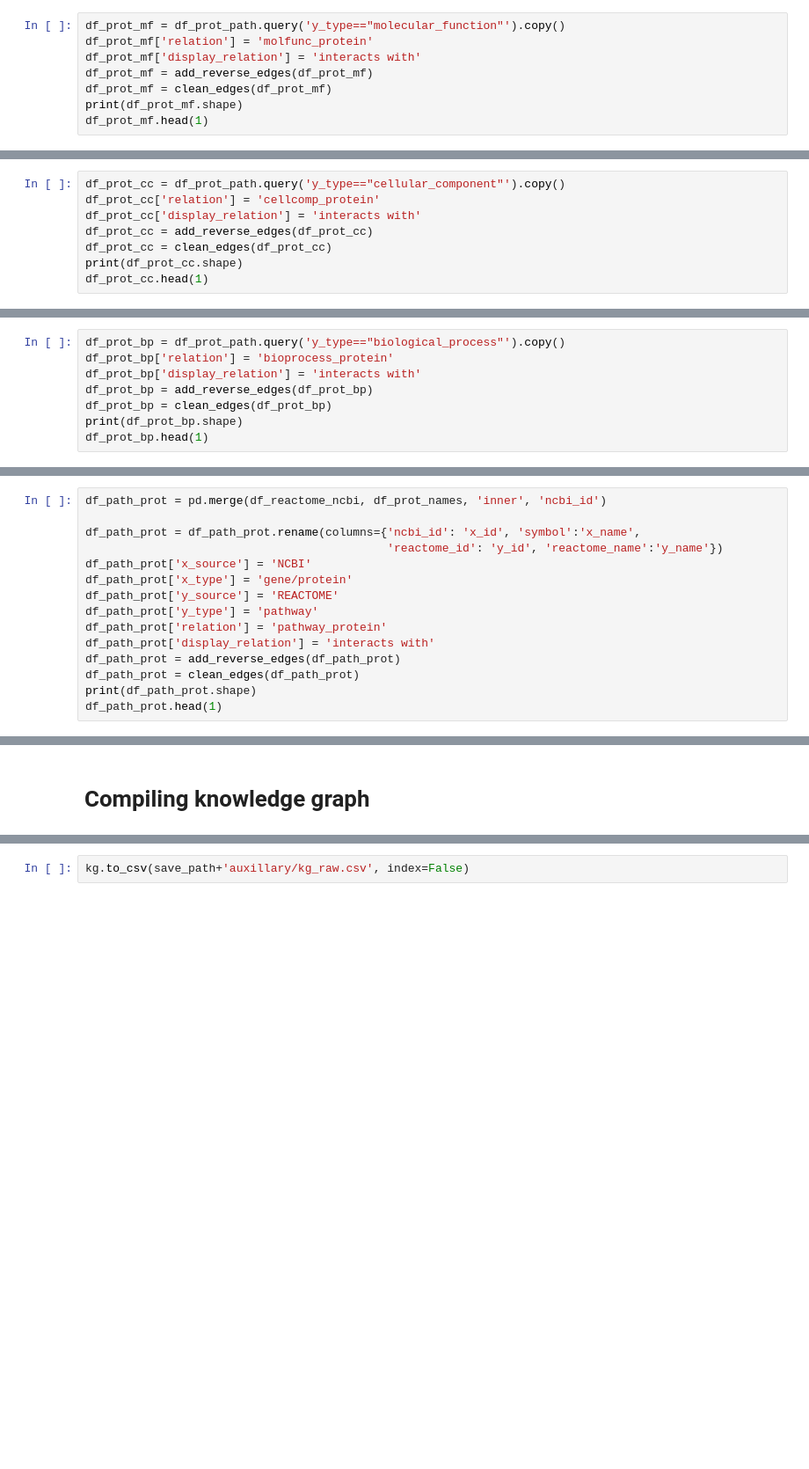
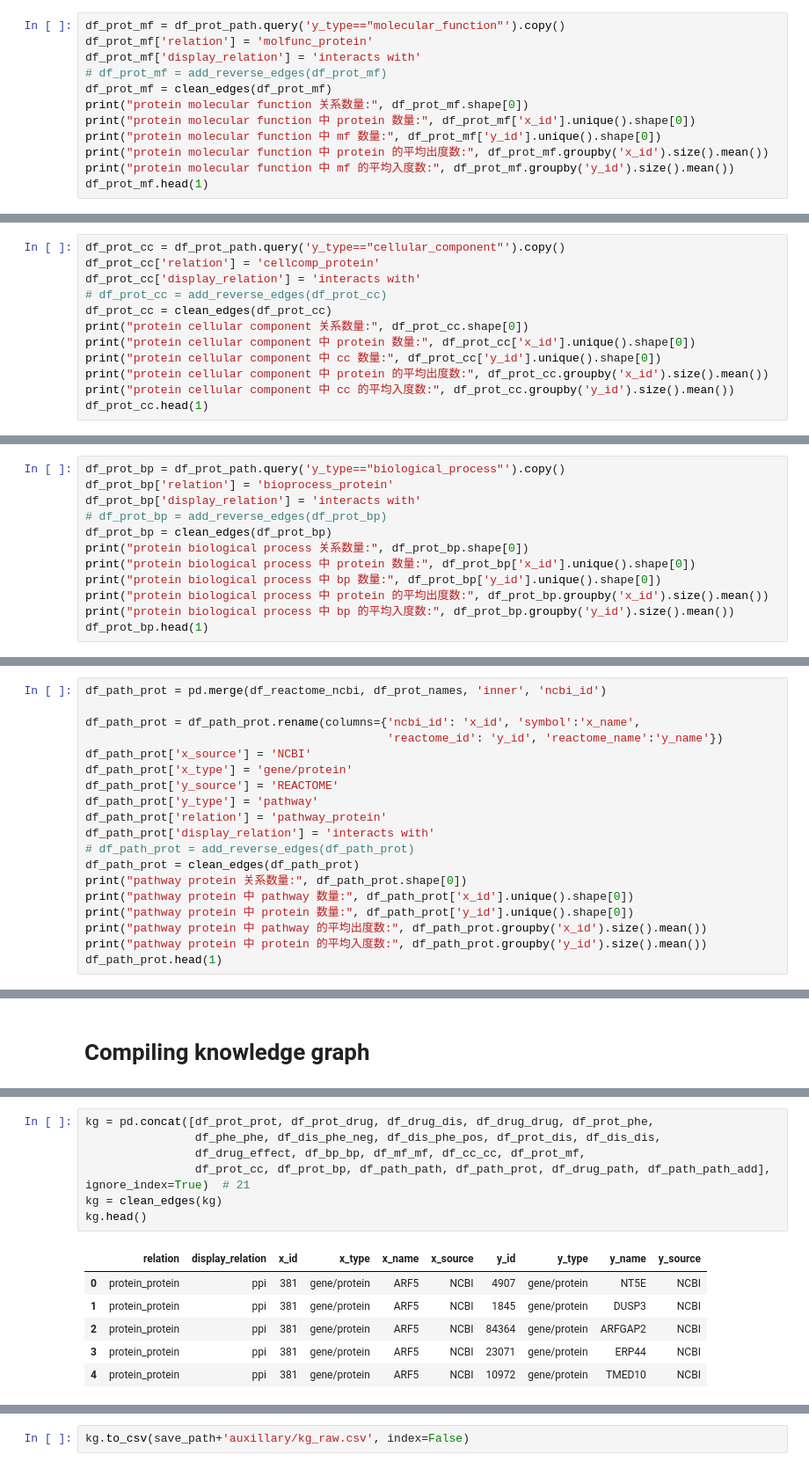
Before and after one commit to CPU-DS/kg4rd, a Jupyter notebook: src/kg4rd/data_process/build_graph.ipynb, the cells around one changed output, grey strips where cells are left out. Shown at 88% size. Saved outputs shown, nothing was run; the diff lists cells and outputs as text; blank space fills up the shorter version.

```diff
--- a/src/kg4rd/data_process/build_graph.ipynb
+++ b/src/kg4rd/data_process/build_graph.ipynb
@@ -607,7 +829,11 @@ df_prot_path = df_prot_path.get(['x_id','x_type', 'x_name', 'x_source','y_id','y
 df_prot_mf = df_prot_path.query('y_type=="molecular_function"').copy()
 df_prot_mf['relation'] = 'molfunc_protein'
 df_prot_mf['display_relation'] = 'interacts with'
-df_prot_mf = add_reverse_edges(df_prot_mf)
+# df_prot_mf = add_reverse_edges(df_prot_mf)
 df_prot_mf = clean_edges(df_prot_mf)
-print(df_prot_mf.shape)
+print("protein molecular function 关系数量:", df_prot_mf.shape[0])
+print("protein molecular function 中 protein 数量:", df_prot_mf['x_id'].unique().shape[0])
+print("protein molecular function 中 mf 数量:", df_prot_mf['y_id'].unique().shape[0])
+print("protein molecular function 中 protein 的平均出度数:", df_prot_mf.groupby('x_id').size().mean())
+print("protein molecular function 中 mf 的平均入度数:", df_prot_mf.groupby('y_id').size().mean())
 df_prot_mf.head(1)
@@ -615,7 +849,11 @@ df_prot_mf.head(1)
 df_prot_cc = df_prot_path.query('y_type=="cellular_component"').copy()
 df_prot_cc['relation'] = 'cellcomp_protein'
 df_prot_cc['display_relation'] = 'interacts with'
-df_prot_cc = add_reverse_edges(df_prot_cc)
+# df_prot_cc = add_reverse_edges(df_prot_cc)
 df_prot_cc = clean_edges(df_prot_cc)
-print(df_prot_cc.shape)
+print("protein cellular component 关系数量:", df_prot_cc.shape[0])
+print("protein cellular component 中 protein 数量:", df_prot_cc['x_id'].unique().shape[0])
+print("protein cellular component 中 cc 数量:", df_prot_cc['y_id'].unique().shape[0])
+print("protein cellular component 中 protein 的平均出度数:", df_prot_cc.groupby('x_id').size().mean())
+print("protein cellular component 中 cc 的平均入度数:", df_prot_cc.groupby('y_id').size().mean())
 df_prot_cc.head(1)
@@ -623,7 +869,11 @@ df_prot_cc.head(1)
 df_prot_bp = df_prot_path.query('y_type=="biological_process"').copy()
 df_prot_bp['relation'] = 'bioprocess_protein'
 df_prot_bp['display_relation'] = 'interacts with'
-df_prot_bp = add_reverse_edges(df_prot_bp)
+# df_prot_bp = add_reverse_edges(df_prot_bp)
 df_prot_bp = clean_edges(df_prot_bp)
-print(df_prot_bp.shape)
+print("protein biological process 关系数量:", df_prot_bp.shape[0])
+print("protein biological process 中 protein 数量:", df_prot_bp['x_id'].unique().shape[0])
+print("protein biological process 中 bp 数量:", df_prot_bp['y_id'].unique().shape[0])
+print("protein biological process 中 protein 的平均出度数:", df_prot_bp.groupby('x_id').size().mean())
+print("protein biological process 中 bp 的平均入度数:", df_prot_bp.groupby('y_id').size().mean())
 df_prot_bp.head(1)
@@ -808,7 +1186,11 @@ df_path_prot['y_source'] = 'REACTOME'
 df_path_prot['y_type'] = 'pathway'
 df_path_prot['relation'] = 'pathway_protein'
 df_path_prot['display_relation'] = 'interacts with'
-df_path_prot = add_reverse_edges(df_path_prot)
+# df_path_prot = add_reverse_edges(df_path_prot)
 df_path_prot = clean_edges(df_path_prot)
-print(df_path_prot.shape)
+print("pathway protein 关系数量:", df_path_prot.shape[0])
+print("pathway protein 中 pathway 数量:", df_path_prot['x_id'].unique().shape[0])
+print("pathway protein 中 protein 数量:", df_path_prot['y_id'].unique().shape[0])
+print("pathway protein 中 pathway 的平均出度数:", df_path_prot.groupby('x_id').size().mean())
+print("pathway protein 中 protein 的平均入度数:", df_path_prot.groupby('y_id').size().mean())
 df_path_prot.head(1)
@@ -826,3 +1216,17 @@ kg.tail()
+# %%
+kg = pd.concat([df_prot_prot, df_prot_drug, df_drug_dis, df_drug_drug, df_prot_phe,
+                df_phe_phe, df_dis_phe_neg, df_dis_phe_pos, df_prot_dis, df_dis_dis,
+                df_drug_effect, df_bp_bp, df_mf_mf, df_cc_cc, df_prot_mf,
+                df_prot_cc, df_prot_bp, df_path_path, df_path_prot, df_drug_path, df_path_path_add], ignore_index=True)  # 21
+kg = clean_edges(kg)
+kg.head()
+# %% [output]
+|  | relation | display_relation | x_id | x_type | x_name | x_source | y_id | y_type | y_name | y_source |
+| 0 | protein_protein | ppi | 381 | gene/protein | ARF5 | NCBI | 4907 | gene/protein | NT5E | NCBI |
+| 1 | protein_protein | ppi | 381 | gene/protein | ARF5 | NCBI | 1845 | gene/protein | DUSP3 | NCBI |
+| 2 | protein_protein | ppi | 381 | gene/protein | ARF5 | NCBI | 84364 | gene/protein | ARFGAP2 | NCBI |
+| 3 | protein_protein | ppi | 381 | gene/protein | ARF5 | NCBI | 23071 | gene/protein | ERP44 | NCBI |
+| 4 | protein_protein | ppi | 381 | gene/protein | ARF5 | NCBI | 10972 | gene/protein | TMED10 | NCBI |
 # %%
 kg['x_id'] = kg['x_id'].apply(lambda x: 'kg4rd:' + x)
 kg['y_id'] = kg['y_id'].apply(lambda x: 'kg4rd:' + x)
```
Also changed, not shown: parts of 54 cells of this notebook, 16 other files.
